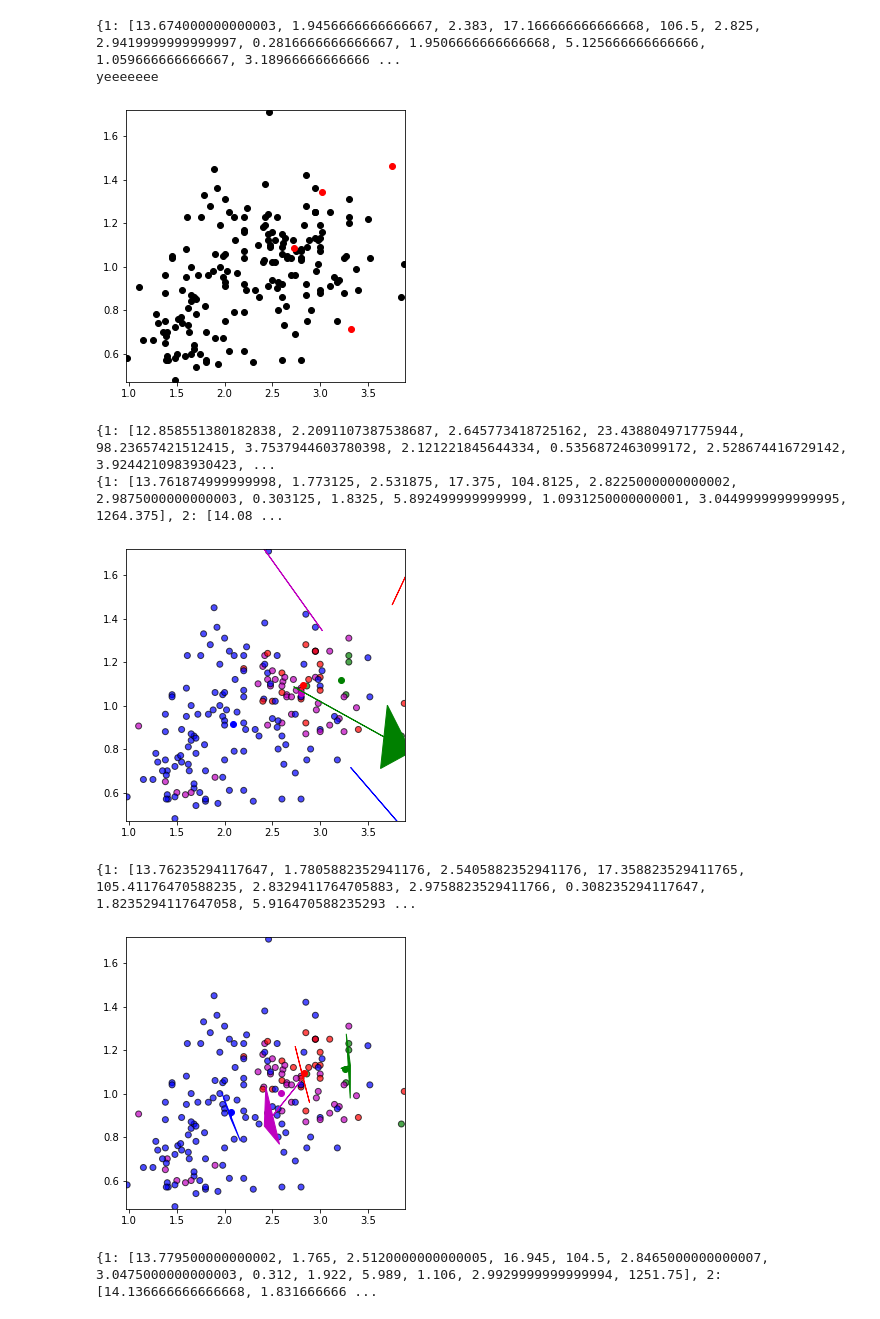
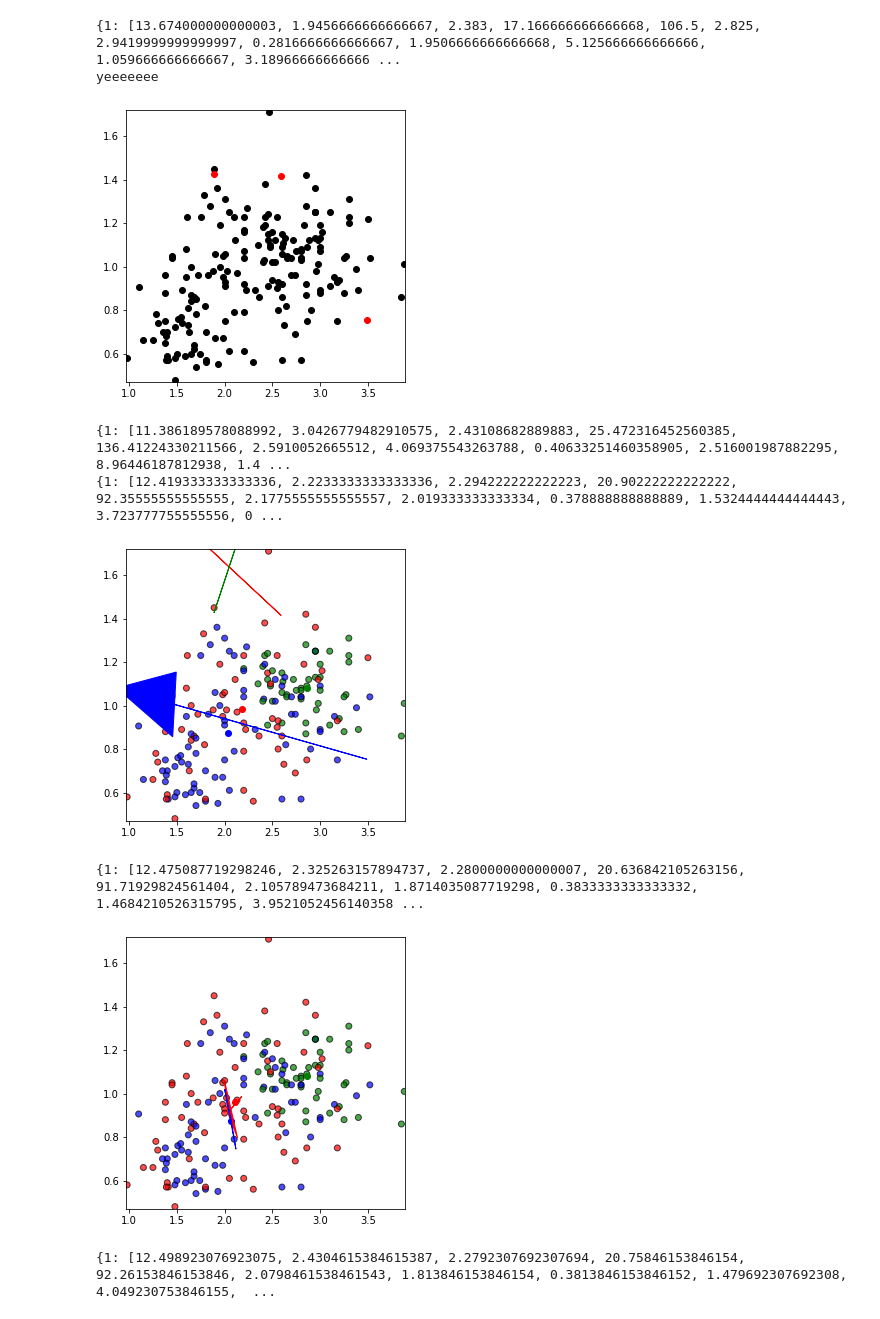
Before and after one commit to Gruntrexpewrus/HMK4, a Jupyter notebook: Leoex3.ipynb, the cells around one changed output. Cells and saved outputs as stored; diff of their text form; code cells hidden in the pictures.

```diff
--- a/Leoex3.ipynb
+++ b/Leoex3.ipynb
@@ -331,7 +331,7 @@ df.columns=['class identifier','Alcohol', 'Malic acid','Ash','Alcalinity of ash'
             'Proanthocyanins','Color intensity','Hue','OD280/OD315 of diluted wines','Proline']
 df = df.drop(columns = 'class identifier')
 
-k = 4
+k = 3
 
 centroids = {
     i+1:[np.random.uniform(11,15), np.random.uniform(0.5,6), np.random.uniform(1.3, 3.3),
@@ -398,37 +398,37 @@ while True:
     plt.scatter(df['Total phenols'], df['Hue'], alpha = 0.7, color = df['color'], edgecolor = 'k')
     for i in centroids:
         plt.scatter(centroids[i][5], centroids[i][10], color = colmap[i])
     plt.xlim(0.97, 3.89)
     plt.ylim(0.47, 1.72)
     old = []
     for i in old_centroids.keys():
         l = []
         for j in range(0,13):
             l.append(old_centroids[i][j])
         old.append(l)
         #d1 = (centroids[i][0] - old_centroids[i][0]) * 0.75
         #d2 = (centroids[i][1] - old_centroids[i][1]) * 0.75
         #d3 = (centroids[i][2] - old_centroids[i][2]) * 0.75
         #d3 = (centroids[i][3] - old_centroids[i][3]) * 0.75
         #d4 = (centroids[i][4] - old_centroids[i][4]) * 0.75
         #d5= (centroids[i][5] - old_centroids[i][5]) * 0.75
         d6= (centroids[i][6] - old_centroids[i][6]) * 0.75
        #d7= (centroids[i][7] - old_centroids[i][7]) * 0.75
         #d8= (centroids[i][8] - old_centroids[i][8]) * 0.75
         #d9= (centroids[i][9] - old_centroids[i][9]) * 0.75
         #d10 (centroids[i][10] - old_centroids[i][10]) * 0.75
         d11 = (centroids[i][11] - old_centroids[i][11]) * 0.75
         #d12 (centroids[i][12] - old_centroids[i][12]) * 0.75
         #d13 = (centroids[i][13] - old_centroids[i][13]) * 0.75
         ax.arrow(old[i-1][5], old[i-1][10], d6, d11, head_width=0.3, head_length=np.sqrt(d6**2+d11**2)*0.3, fc=colmap[i], ec=colmap[i])
     plt.show()
     #o = o+1
 #plt.show()
 # %% [output]
-[figure, old version]
+[figure, new version]
-{1: [12.858551380182838, 2.2091107387538687, 2.645773418725162, 23.438804971775944, 98.23657421512415, 3.7537944603780398, 2.121221845644334, 0.5356872463099172, 2.528674416729142, 3.9244210983930423, ...
-{1: [13.761874999999998, 1.773125, 2.531875, 17.375, 104.8125, 2.8225000000000002, 2.9875000000000003, 0.303125, 1.8325, 5.892499999999999, 1.0931250000000001, 3.0449999999999995, 1264.375], 2: [14.08 ...
+{1: [11.386189578088992, 3.0426779482910575, 2.43108682889883, 25.472316452560385, 136.41224330211566, 2.5910052665512, 4.069375543263788, 0.40633251460358905, 2.516001987882295, 8.96446187812938, 1.4 ...
+{1: [12.419333333333336, 2.2233333333333336, 2.294222222222223, 20.90222222222222, 92.35555555555555, 2.1775555555555557, 2.019333333333334, 0.378888888888889, 1.5324444444444443, 3.723777755555556, 0 ...
-[figure, old version]
+[figure, new version]
-{1: [13.76235294117647, 1.7805882352941176, 2.5405882352941176, 17.358823529411765, 105.41176470588235, 2.8329411764705883, 2.9758823529411766, 0.308235294117647, 1.8235294117647058, 5.916470588235293 ...
+{1: [12.475087719298246, 2.325263157894737, 2.2800000000000007, 20.636842105263156, 91.71929824561404, 2.105789473684211, 1.8714035087719298, 0.3833333333333332, 1.4684210526315795, 3.9521052456140358 ...
-[figure, old version]
+[figure, new version]
-{1: [13.779500000000002, 1.765, 2.5120000000000005, 16.945, 104.5, 2.8465000000000007, 3.0475000000000003, 0.312, 1.922, 5.989, 1.106, 2.9929999999999994, 1251.75], 2: [14.136666666666668, 1.831666666 ...
+{1: [12.498923076923075, 2.4304615384615387, 2.2792307692307694, 20.75846153846154, 92.26153846153846, 2.0798461538461543, 1.813846153846154, 0.3813846153846152, 1.479692307692308, 4.049230753846155,  ...
```
Also changed, not shown: parts of 2 cells of this notebook.
